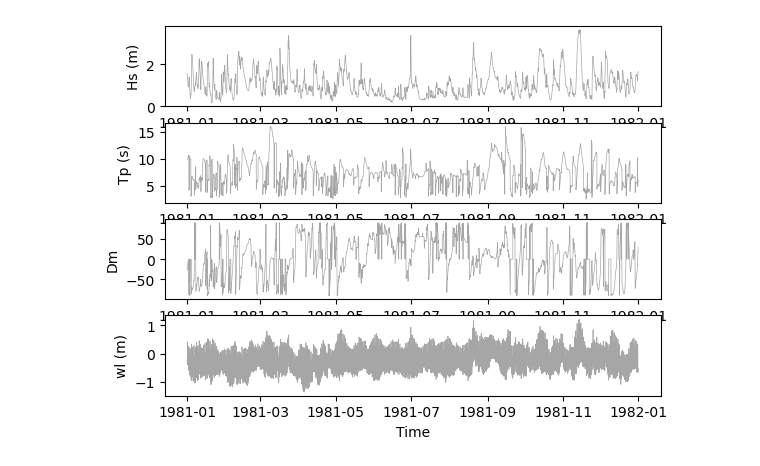
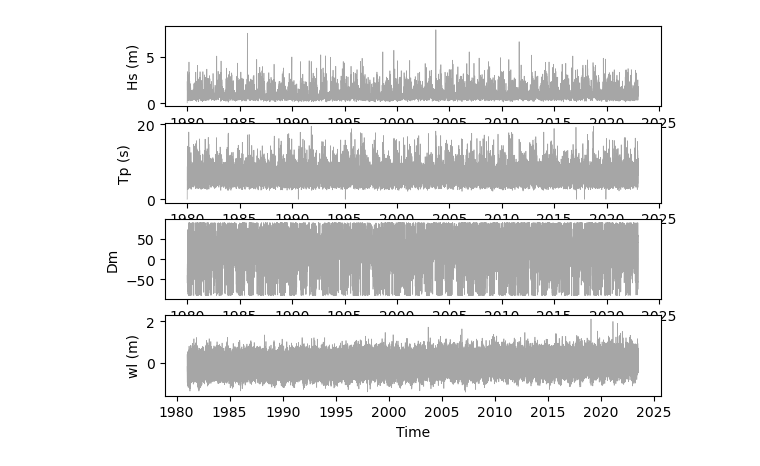
Before and after one commit to anderdyl/gencadeClimate, a Jupyter notebook: examples/duckTest.ipynb, the cells around one changed output. Cells and saved outputs as stored; diff of their text form; code cells hidden in the pictures.

```diff
--- a/examples/duckTest.ipynb
+++ b/examples/duckTest.ipynb
@@ -6,12 +6,12 @@ sys.path.insert(0, '/Users/dylananderson/Documents/projects/gencadeClimate/')
 from weatherTypes import weatherTypes
 import plotting
 
-slpPath = '/users/dylananderson/documents/data/prmsl/'
+slpPath = '/volumes/macDrive/prmsl/'
 
-startTime=[1981,1,1]
-endTime=[1981,12,1]
+startTime = [1980, 1, 1]
+endTime = [2023, 6, 1]
 
 duckSlps = weatherTypes(slpPath=slpPath,startTime=startTime,endTime=endTime)
-duckSlps.extractCFSR(printToScreen=False)
+duckSlps.extractCFSR(printToScreen=True)
 plotting.plotSlpExample(struct=duckSlps)
 # %% [output]
@@ -35,10 +53,10 @@ Extracted until 1981-12
 # %%
-    from metOcean import getMetOcean
-    wisPath = '/users/dylananderson/documents/data/WIS_ST63218/'
-    wlPath = '/users/dylananderson/documents/data/frfWaterLevel/'
-    duckMET = getMetOcean(wlPath=wlPath,wisPath=wisPath,startTime=startTime,endTime=endTime)
-    duckMET.getWIS()
-    duckMET.getWaterLevels()
-    plotting.plotOceanConditions(struct=duckMET)
+from metOcean import getMetOcean
+wisPath = '/volumes/macDrive/WIS63218/'
+wlPath = '/users/dylananderson/documents/data/frfWaterLevel/'
+duckMET = getMetOcean(wlPath=wlPath,wisPath=wisPath,startTime=startTime,endTime=endTime)
+duckMET.getWISLocal()
+duckMET.getWaterLevels()
+plotting.plotOceanConditions(struct=duckMET)
 # %% [output]
-[figure, old version]
+[figure, new version]
```
Also changed, not shown: parts of 4 cells of this notebook, 1 other file.
